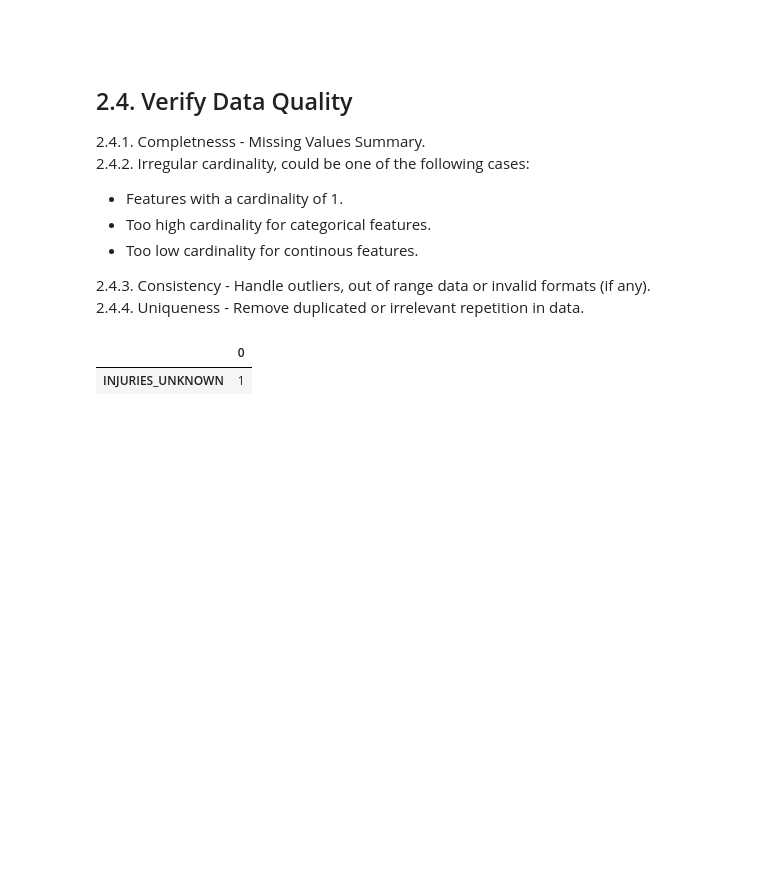
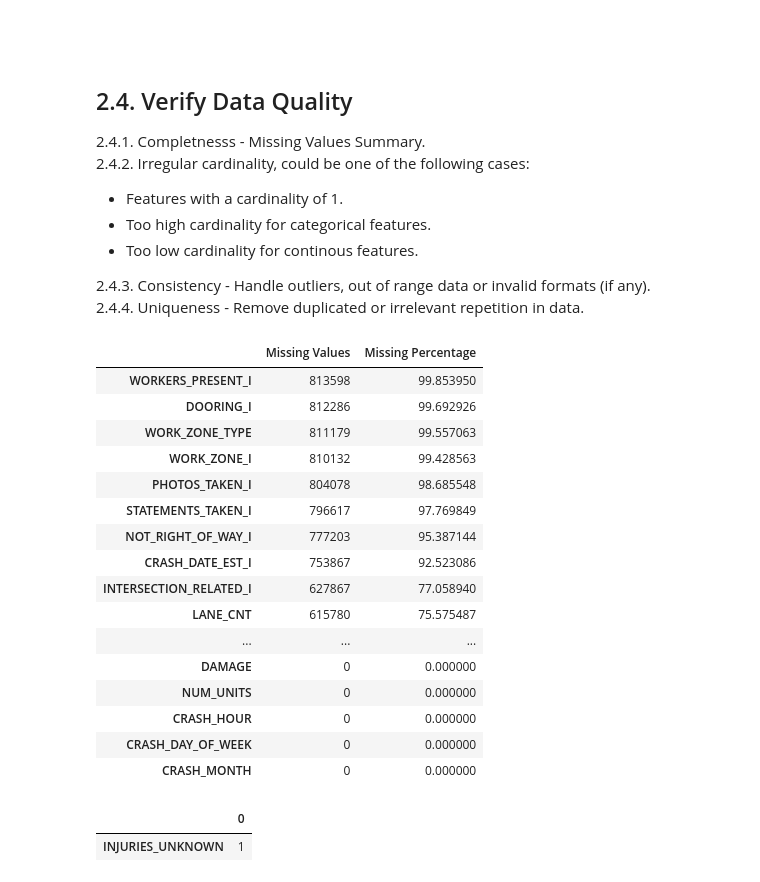
Before and after one commit to mm-khiet/project_dal, a Jupyter notebook: injury_prediction.ipynb, the cells around one changed output. Cells and saved outputs as stored; diff of their text form; code cells hidden in the pictures; blank space fills up the shorter version.

```diff
--- a/injury_prediction.ipynb
+++ b/injury_prediction.ipynb
@@ -225,31 +287,50 @@ draw_heatmap(correlation_matrix)
 # %%
 # 2.4.1. Completnesss - Missing Values Summary
 
 # Get missing values details
 # Retrun value per feature as a numeric value and a percentage
 def get_missing_values_details(df):
     # Check for missing values in each column
     missing_values = df.isnull().sum()
 
     # Check for missing values in the whole DataFrame
     total_missing = missing_values.sum()
     missing_values_sorted = missing_values.sort_values(ascending=False)
 
     # Check the percentage of missing values for each column
     missing_percentage_sorted = (missing_values_sorted / len(df)) * 100
     return missing_values_sorted, missing_percentage_sorted
 
 
 def get_completeness_report(df):
     missing_values_sorted, missing_percentage_sorted = get_missing_values_details(df)
     # Create a DataFrame to summarize the completeness
     completeness_report = pd.DataFrame({
         'Missing Values': missing_values_sorted,
         'Missing Percentage': missing_percentage_sorted
     })
     return completeness_report
 
-get_completeness_report(df)
+completeness_report = get_completeness_report(df)
+completeness_report
+# %% [output]
+|  | Missing Values | Missing Percentage |
+| WORKERS_PRESENT_I | 813598 | 99.853950 |
+| DOORING_I | 812286 | 99.692926 |
+| WORK_ZONE_TYPE | 811179 | 99.557063 |
+| WORK_ZONE_I | 810132 | 99.428563 |
+| PHOTOS_TAKEN_I | 804078 | 98.685548 |
+| STATEMENTS_TAKEN_I | 796617 | 97.769849 |
+| NOT_RIGHT_OF_WAY_I | 777203 | 95.387144 |
+| CRASH_DATE_EST_I | 753867 | 92.523086 |
+| INTERSECTION_RELATED_I | 627867 | 77.058940 |
+| LANE_CNT | 615780 | 75.575487 |
+| ... | ... | ... |
+| DAMAGE | 0 | 0.000000 |
+| NUM_UNITS | 0 | 0.000000 |
+| CRASH_HOUR | 0 | 0.000000 |
+| CRASH_DAY_OF_WEEK | 0 | 0.000000 |
+| CRASH_MONTH | 0 | 0.000000 |
 # %%
 # 2.4.2. Irregular cardinality - Features with a cardinality of 1
 
```
Also changed, not shown: parts of 21 cells of this notebook.
